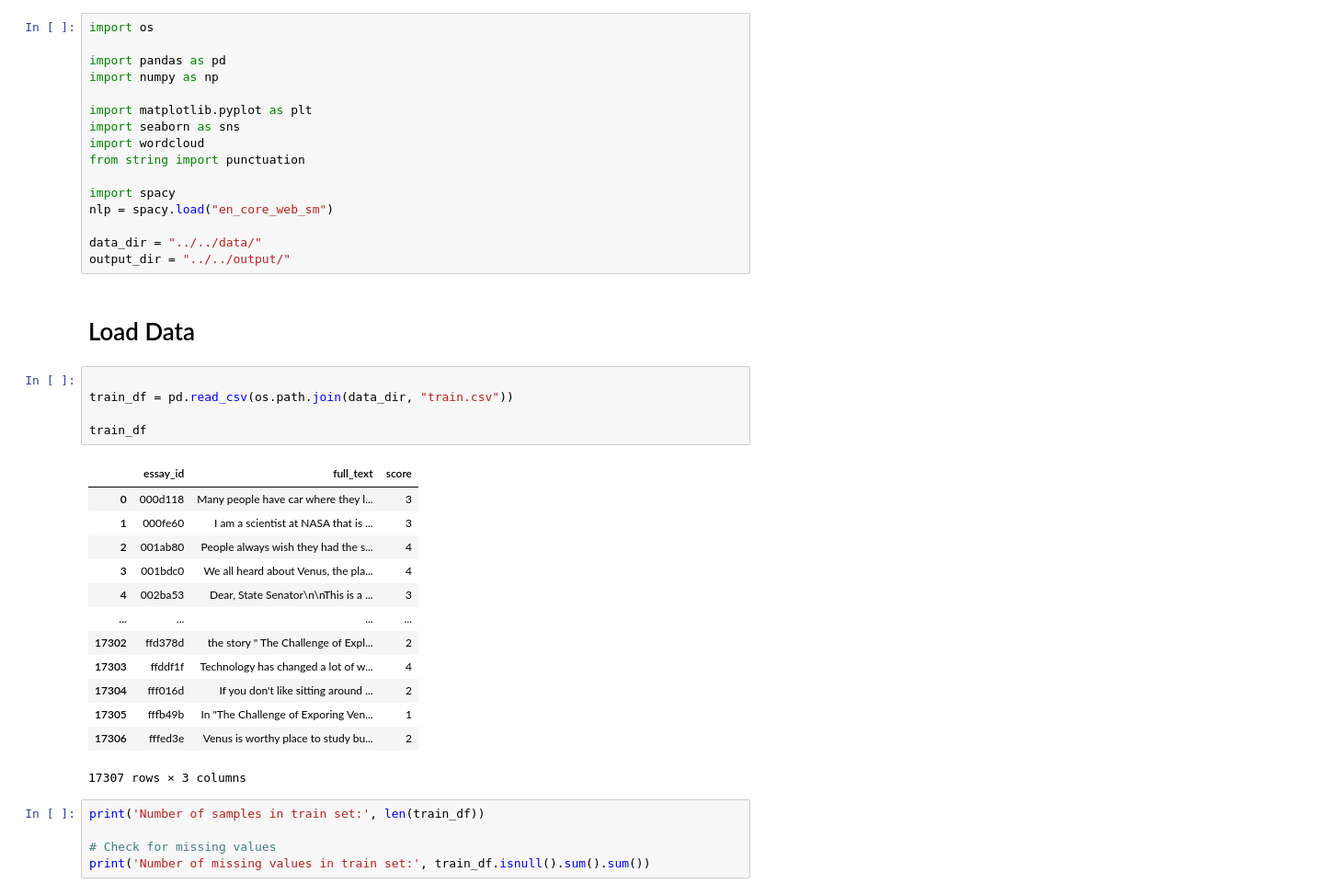
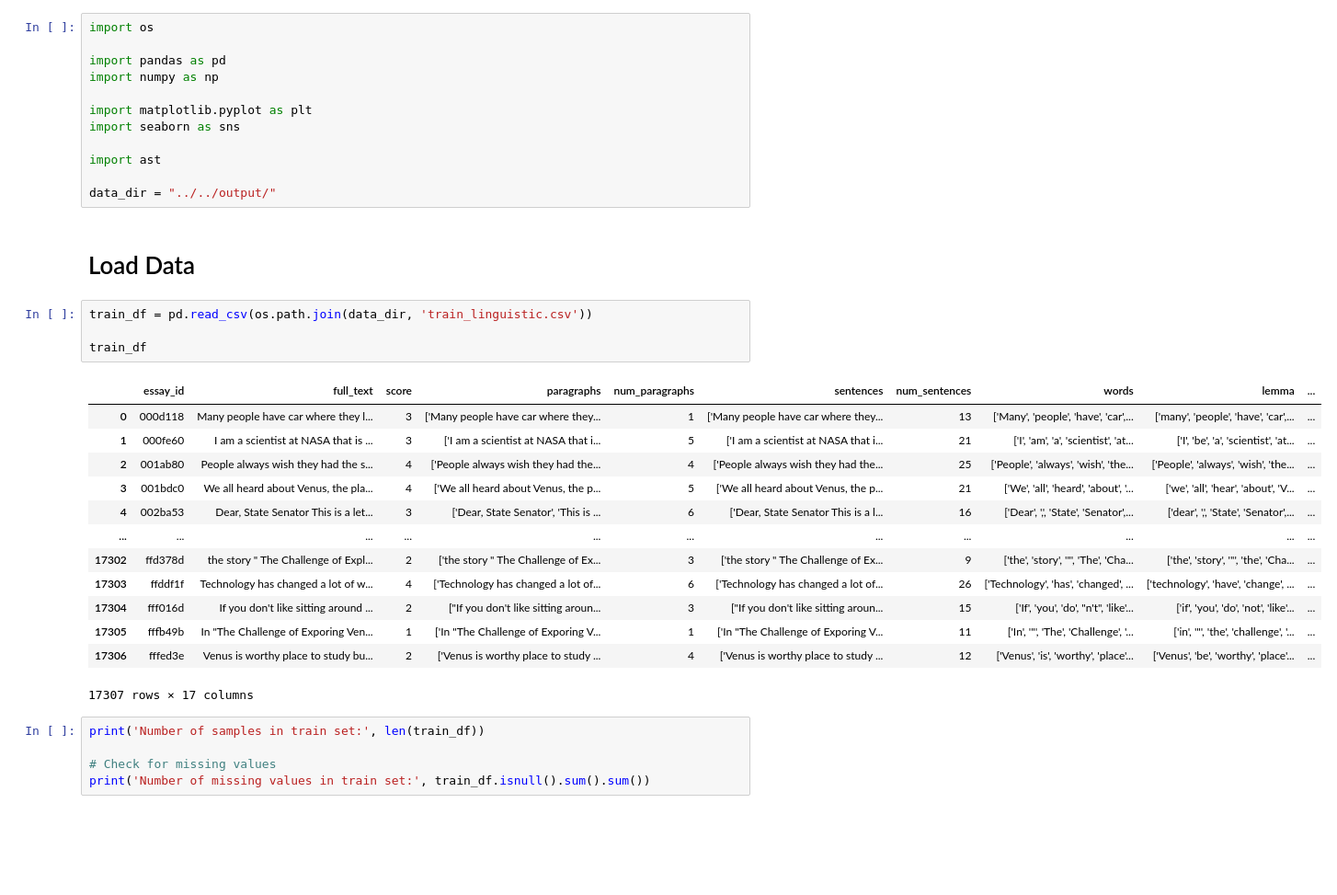
Before and after one commit to minhha-lehoang/automated-essay-scoring, a Jupyter notebook: analysis-preprocess/data-analysis.ipynb, the cells around one changed output. Shown at 92% size. Saved outputs shown, nothing was run; the diff lists cells and outputs as text; blank space fills up the shorter version.

```diff
--- a/analysis-preprocess/data-analysis.ipynb
+++ b/analysis-preprocess/data-analysis.ipynb
@@ -6,35 +6,30 @@ import numpy as np
 
 import matplotlib.pyplot as plt
 import seaborn as sns
-import wordcloud
-from string import punctuation
 
-import spacy
-nlp = spacy.load("en_core_web_sm")
+import ast
 
-data_dir = "../../data/"
-output_dir = "../../output/"
+data_dir = "../../output/"
 # %% [markdown]
 # Load Data
 # %%
-
-train_df = pd.read_csv(os.path.join(data_dir, "train.csv"))
+train_df = pd.read_csv(os.path.join(data_dir, 'train_linguistic.csv'))
 
 train_df
 # %% [output]
-|  | essay_id | full_text | score |
-| 0 | 000d118 | Many people have car where they l... | 3 |
-| 1 | 000fe60 | I am a scientist at NASA that is ... | 3 |
-| 2 | 001ab80 | People always wish they had the s... | 4 |
-| 3 | 001bdc0 | We all heard about Venus, the pla... | 4 |
-| 4 | 002ba53 | Dear, State Senator\n\nThis is a ... | 3 |
-| ... | ... | ... | ... |
-| 17302 | ffd378d | the story " The Challenge of Expl... | 2 |
-| 17303 | ffddf1f | Technology has changed a lot of w... | 4 |
-| 17304 | fff016d | If you don't like sitting around ... | 2 |
-| 17305 | fffb49b | In "The Challenge of Exporing Ven... | 1 |
-| 17306 | fffed3e | Venus is worthy place to study bu... | 2 |
+|  | essay_id | full_text | score | paragraphs | num_paragraphs | sentences | num_sentences | words | lemma | ... |
+| 0 | 000d118 | Many people have car where they l... | 3 | ['Many people have car where they... | 1 | ['Many people have car where they... | 13 | ['Many', 'people', 'have', 'car',... | ['many', 'people', 'have', 'car',... | ... |
+| 1 | 000fe60 | I am a scientist at NASA that is ... | 3 | ['I am a scientist at NASA that i... | 5 | ['I am a scientist at NASA that i... | 21 | ['I', 'am', 'a', 'scientist', 'at... | ['I', 'be', 'a', 'scientist', 'at... | ... |
+| 2 | 001ab80 | People always wish they had the s... | 4 | ['People always wish they had the... | 4 | ['People always wish they had the... | 25 | ['People', 'always', 'wish', 'the... | ['People', 'always', 'wish', 'the... | ... |
+| 3 | 001bdc0 | We all heard about Venus, the pla... | 4 | ['We all heard about Venus, the p... | 5 | ['We all heard about Venus, the p... | 21 | ['We', 'all', 'heard', 'about', '... | ['we', 'all', 'hear', 'about', 'V... | ... |
+| 4 | 002ba53 | Dear, State Senator This is a let... | 3 | ['Dear, State Senator', 'This is ... | 6 | ['Dear, State Senator This is a l... | 16 | ['Dear', ',', 'State', 'Senator',... | ['dear', ',', 'State', 'Senator',... | ... |
+| ... | ... | ... | ... | ... | ... | ... | ... | ... | ... | ... |
+| 17302 | ffd378d | the story " The Challenge of Expl... | 2 | ['the story " The Challenge of Ex... | 3 | ['the story " The Challenge of Ex... | 9 | ['the', 'story', '"', 'The', 'Cha... | ['the', 'story', '"', 'the', 'Cha... | ... |
+| 17303 | ffddf1f | Technology has changed a lot of w... | 4 | ['Technology has changed a lot of... | 6 | ['Technology has changed a lot of... | 26 | ['Technology', 'has', 'changed', ... | ['technology', 'have', 'change', ... | ... |
+| 17304 | fff016d | If you don't like sitting around ... | 2 | ["If you don't like sitting aroun... | 3 | ["If you don't like sitting aroun... | 15 | ['If', 'you', 'do', "n't", 'like'... | ['if', 'you', 'do', 'not', 'like'... | ... |
+| 17305 | fffb49b | In "The Challenge of Exporing Ven... | 1 | ['In "The Challenge of Exporing V... | 1 | ['In "The Challenge of Exporing V... | 11 | ['In', '"', 'The', 'Challenge', '... | ['in', '"', 'the', 'challenge', '... | ... |
+| 17306 | fffed3e | Venus is worthy place to study bu... | 2 | ['Venus is worthy place to study ... | 4 | ['Venus is worthy place to study ... | 12 | ['Venus', 'is', 'worthy', 'place'... | ['Venus', 'be', 'worthy', 'place'... | ... |
-17307 rows × 3 columns
+17307 rows × 17 columns
 # %%
 print('Number of samples in train set:', len(train_df))
 
```
Also changed, not shown: parts of 49 cells of this notebook, 4 other files.
